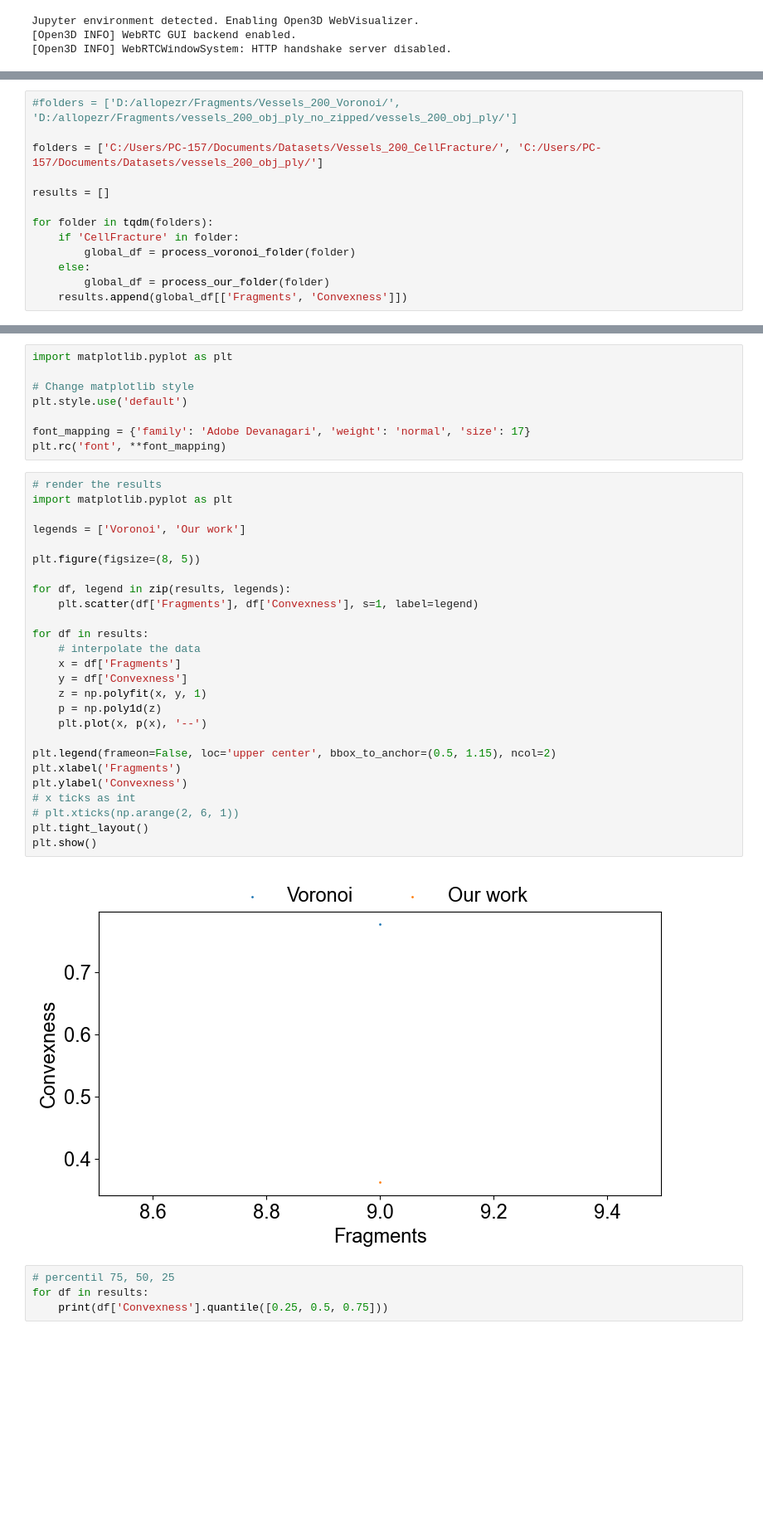
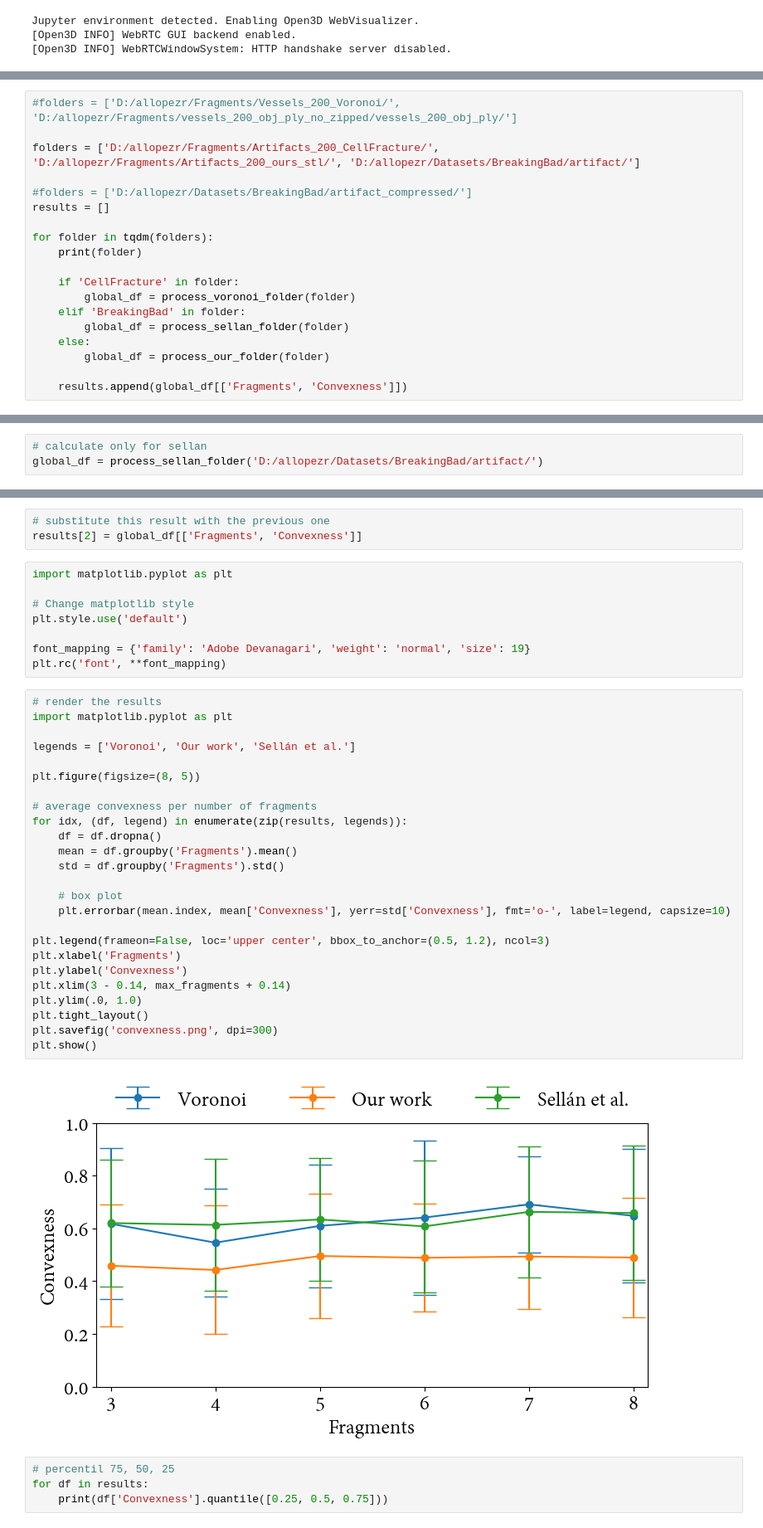
Before and after one commit to AlfonsoLRz/VoxelFragmentML, a Jupyter notebook: Python/Visualizer/convexness_analysis_dataset.ipynb, the cells around one changed output, grey strips where cells are left out. Shown at 83% size. Cells and saved outputs as stored; diff of their text form; blank space fills up the shorter version.

```diff
--- a/Python/Visualizer/convexness_analysis_dataset.ipynb
+++ b/Python/Visualizer/convexness_analysis_dataset.ipynb
@@ -78,13 +143,19 @@ def process_voronoi_folder(folder):
 # %%
 #folders = ['D:/allopezr/Fragments/Vessels_200_Voronoi/', 'D:/allopezr/Fragments/vessels_200_obj_ply_no_zipped/vessels_200_obj_ply/']
 
-folders = ['C:/Users/PC-157/Documents/Datasets/Vessels_200_CellFracture/', 'C:/Users/PC-157/Documents/Datasets/vessels_200_obj_ply/']
+folders = ['D:/allopezr/Fragments/Artifacts_200_CellFracture/', 'D:/allopezr/Fragments/Artifacts_200_ours_stl/', 'D:/allopezr/Datasets/BreakingBad/artifact/']
 
+#folders = ['D:/allopezr/Datasets/BreakingBad/artifact_compressed/']
 results = []
 
 for folder in tqdm(folders):
+    print(folder)
+
     if 'CellFracture' in folder:
         global_df = process_voronoi_folder(folder)
+    elif 'BreakingBad' in folder:
+        global_df = process_sellan_folder(folder)
     else:
         global_df = process_our_folder(folder)
+
     results.append(global_df[['Fragments', 'Convexness']])
@@ -97,0 +184,3 @@ results
+# %%
+# calculate only for sellan
+global_df = process_sellan_folder('D:/allopezr/Datasets/BreakingBad/artifact/')
@@ -98,39 +189,41 @@ results
+# %%
+# substitute this result with the previous one
+results[2] = global_df[['Fragments', 'Convexness']]
 # %%
 import matplotlib.pyplot as plt
 
 # Change matplotlib style
 plt.style.use('default')
 
-font_mapping = {'family': 'Adobe Devanagari', 'weight': 'normal', 'size': 17}
+font_mapping = {'family': 'Adobe Devanagari', 'weight': 'normal', 'size': 19}
 plt.rc('font', **font_mapping)
 # %%
 # render the results
 import matplotlib.pyplot as plt
 
-legends = ['Voronoi', 'Our work']
+legends = ['Voronoi', 'Our work', 'Sellán et al.']
 
 plt.figure(figsize=(8, 5))
 
-for df, legend in zip(results, legends):
-    plt.scatter(df['Fragments'], df['Convexness'], s=1, label=legend)
+# average convexness per number of fragments
+for idx, (df, legend) in enumerate(zip(results, legends)):
+    df = df.dropna()
+    mean = df.groupby('Fragments').mean()
+    std = df.groupby('Fragments').std()
 
-for df in results:
-    # interpolate the data
-    x = df['Fragments']
-    y = df['Convexness']
-    z = np.polyfit(x, y, 1)
-    p = np.poly1d(z)
-    plt.plot(x, p(x), '--')
+    # box plot
+    plt.errorbar(mean.index, mean['Convexness'], yerr=std['Convexness'], fmt='o-', label=legend, capsize=10)
 
-plt.legend(frameon=False, loc='upper center', bbox_to_anchor=(0.5, 1.15), ncol=2)
+plt.legend(frameon=False, loc='upper center', bbox_to_anchor=(0.5, 1.2), ncol=3)
 plt.xlabel('Fragments')
 plt.ylabel('Convexness')
-# x ticks as int
-# plt.xticks(np.arange(2, 6, 1))
+plt.xlim(3 - 0.14, max_fragments + 0.14)
+plt.ylim(.0, 1.0)
 plt.tight_layout()
+plt.savefig('convexness.png', dpi=300)
 plt.show()
 # %% [output]
-[figure, old version]
+[figure, new version]
 # %%
 # percentil 75, 50, 25
 for df in results:
```
Also changed, not shown: parts of 7 cells of this notebook, 8 other files.
